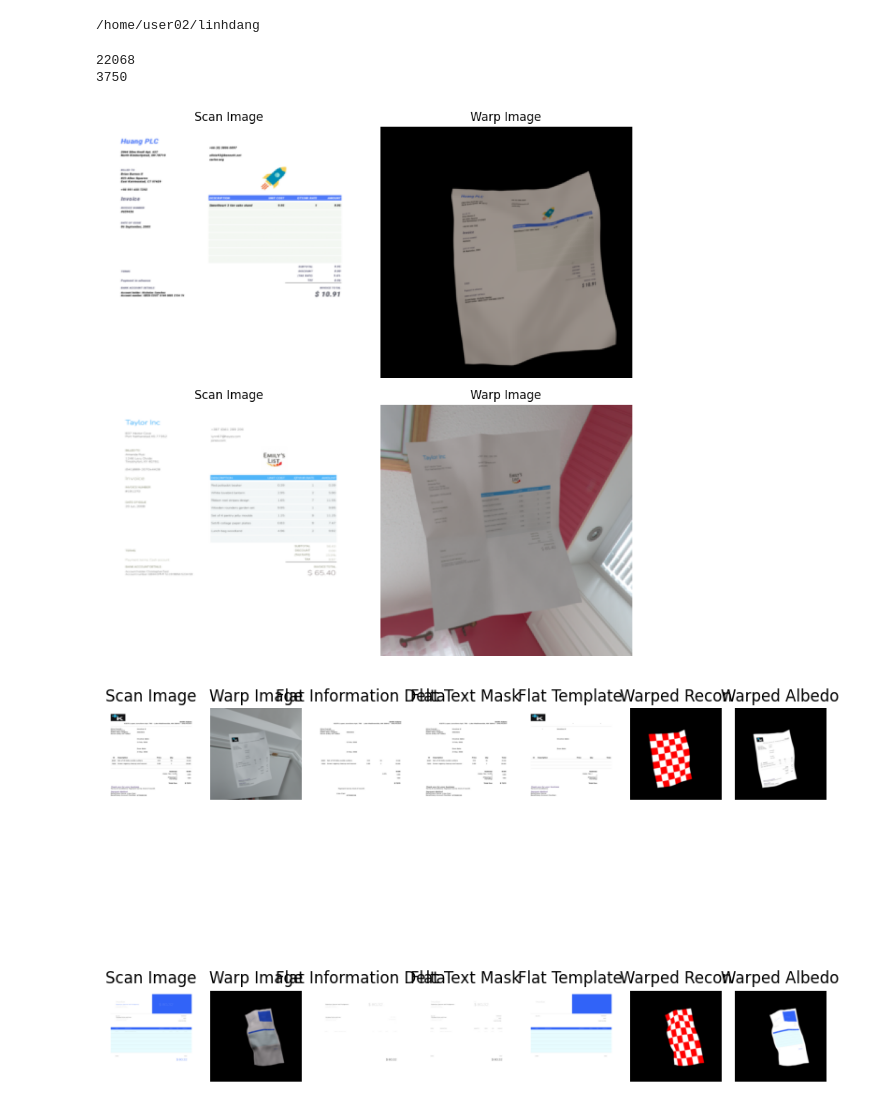
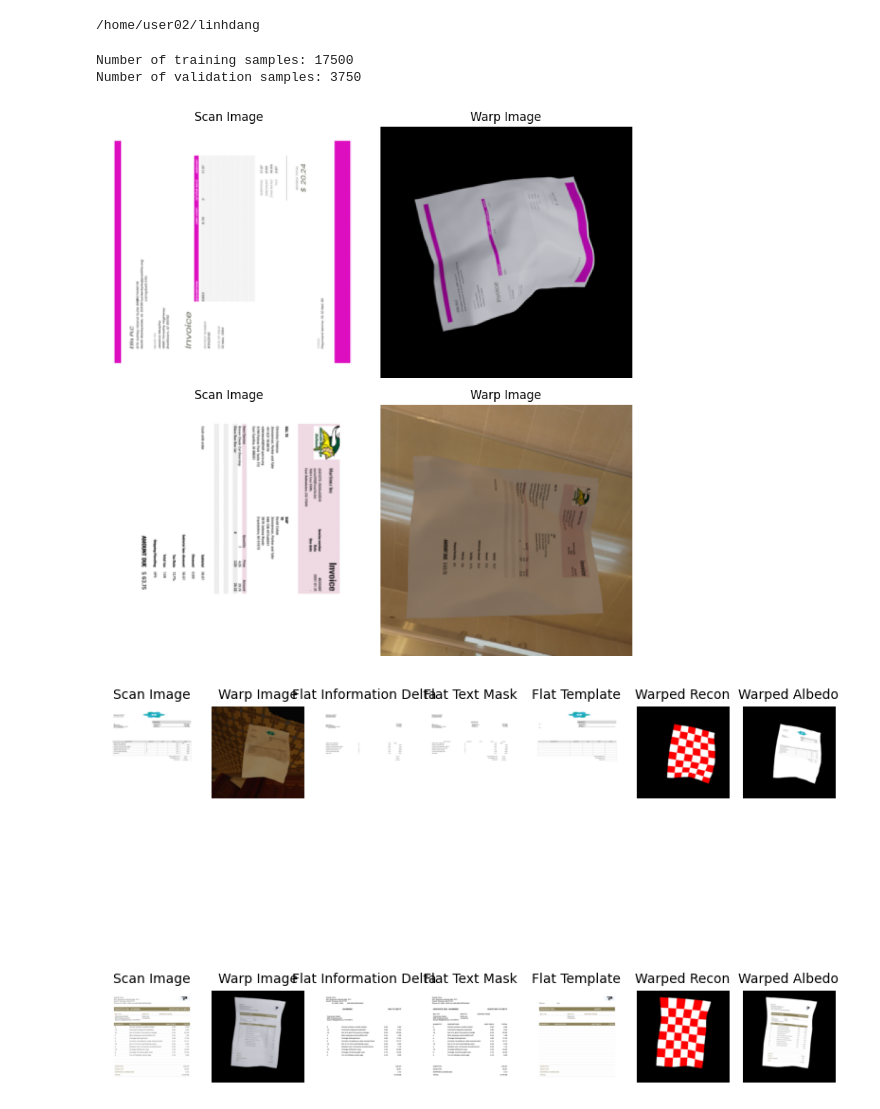
Before and after one commit to 1plus1equal3/DIR, a Jupyter notebook: data_pipeline.ipynb, the cells around one changed output. Saved outputs shown, nothing was run; the diff lists cells and outputs as text; code cells hidden in the pictures.

Commit message:
Update Data Pipeline

```diff
--- a/data_pipeline.ipynb
+++ b/data_pipeline.ipynb
@@ -136,6 +136,12 @@ class TrainDataset(Dataset):
     def __len__(self):
         return len(self.scan_images)
 
+    def rotate(self, scan_image, warp_image):
+        angle = float(np.random.choice([0, 90, 180, 270]))
+        scan_image = T.functional.rotate(scan_image, angle)
+        warp_image = T.functional.rotate(warp_image, angle)
+        return scan_image, warp_image
+
     def __getitem__(self, idx):
         scan_image_path = self.scan_images[idx]
         warp_image_path = self.warp_images[idx]
@@ -147,11 +153,11 @@ class TrainDataset(Dataset):
             scan_image = self.transform(scan_image)
             warp_image = self.transform(warp_image)
 
-        return scan_image, warp_image
+        return self.rotate(scan_image, warp_image)
 # %%
 abs_path = os.path.join(os.getcwd(), 'DIR/Data')
 
-chosen_data = ['inv3d','docwarp']
+chosen_data = ['inv3d']
 
 train_transform = T.Compose([
     T.Resize((256, 256)),
@@ -169,11 +175,11 @@ train_dataloader = DataLoader(train_dataset, batch_size=1, shuffle=True)
 val_dataset = Inv3DDataset(root_dir=abs_path, training=False, transform=val_transform)
 val_dataloader = DataLoader(val_dataset, batch_size=1, shuffle=False)
 # %%
-print(len(train_dataset))
-print(len(val_dataset))
+print('Number of training samples:', len(train_dataset))
+print('Number of validation samples:', len(val_dataset))
 # %% [output]
-22068
-3750
+Number of training samples: 17500
+Number of validation samples: 3750
 # %%
 num_samples = 2
 
@@ -192,43 +198,43 @@ for i in range(num_samples):
 plt.tight_layout()
 plt.show()
 # %% [output]
-[figure, old version]
+[figure, new version]
 # %%
 num_samples = 2
 
 f, ax = plt.subplots(num_samples, 7, figsize=(8, num_samples * 4))
 sample_idx = np.random.choice(len(val_dataset), num_samples, replace=False)
 for i in range(num_samples):
     scan, warp, flat_information_delta, flat_text_mask, flat_template, warped_recon, warped_albedo = val_dataset[sample_idx[i]]
     scan = scan.squeeze().permute(1,2,0).numpy()
     warp = warp.squeeze().permute(1,2,0).numpy()
     flat_information_delta = flat_information_delta.squeeze().permute(1,2,0).numpy()
     flat_text_mask = flat_text_mask.squeeze().permute(1,2,0).numpy()
     flat_template = flat_template.squeeze().permute(1,2,0).numpy()
     warped_recon = warped_recon.squeeze().permute(1,2,0).numpy()
     warped_albedo = warped_albedo.squeeze().permute(1,2,0).numpy()
     ax[i, 0].imshow(scan)
-    ax[i, 0].set_title('Scan Image')
+    ax[i, 0].set_title('Scan Image', fontsize=10)
     ax[i, 0].axis('off')
     ax[i, 1].imshow(warp)
-    ax[i, 1].set_title('Warp Image')
+    ax[i, 1].set_title('Warp Image', fontsize=10)
     ax[i, 1].axis('off')
     ax[i, 2].imshow(flat_information_delta)
-    ax[i, 2].set_title('Flat Information Delta')
+    ax[i, 2].set_title('Flat Information Delta', fontsize=10)
     ax[i, 2].axis('off')
     ax[i, 3].imshow(flat_text_mask)
-    ax[i, 3].set_title('Flat Text Mask')
+    ax[i, 3].set_title('Flat Text Mask', fontsize=10)
     ax[i, 3].axis('off')
     ax[i, 4].imshow(flat_template)
-    ax[i, 4].set_title('Flat Template')
+    ax[i, 4].set_title('Flat Template', fontsize=10)
     ax[i, 4].axis('off')
     ax[i, 5].imshow(warped_recon)
-    ax[i, 5].set_title('Warped Recon')
+    ax[i, 5].set_title('Warped Recon', fontsize=10)
     ax[i, 5].axis('off')
     ax[i, 6].imshow(warped_albedo)
-    ax[i, 6].set_title('Warped Albedo')
+    ax[i, 6].set_title('Warped Albedo', fontsize=10)
     ax[i, 6].axis('off')
 plt.tight_layout()
 plt.show()
 # %% [output]
-[figure, old version]
+[figure, new version]
```
Also changed, not shown: parts of 1 cell of this notebook.
